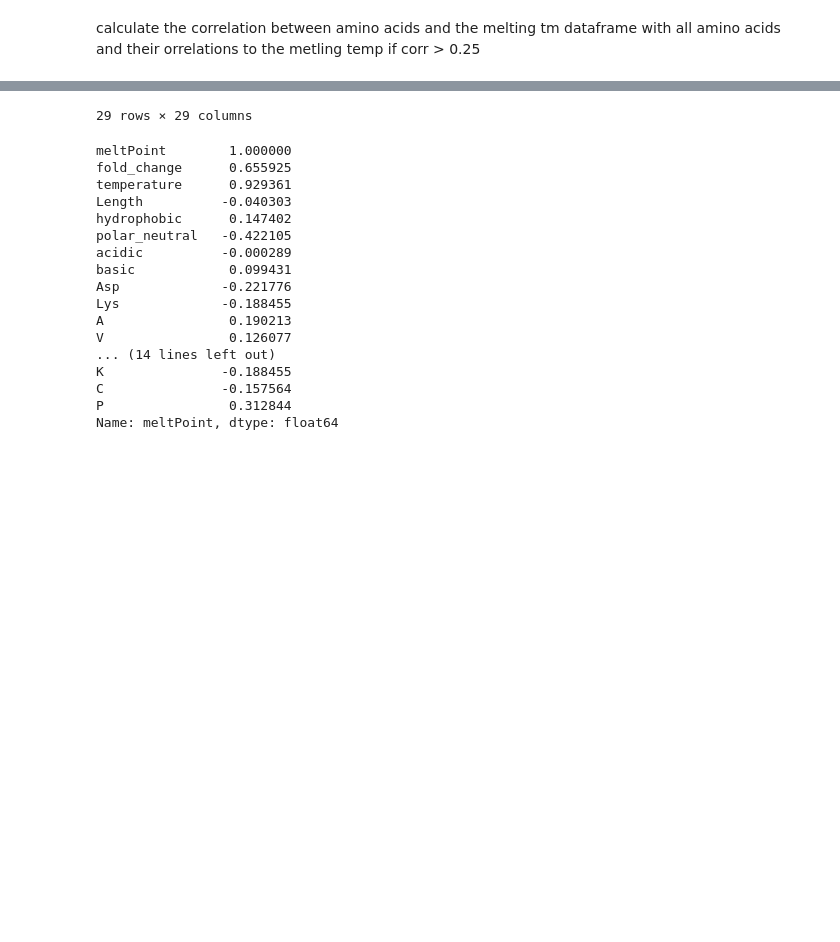
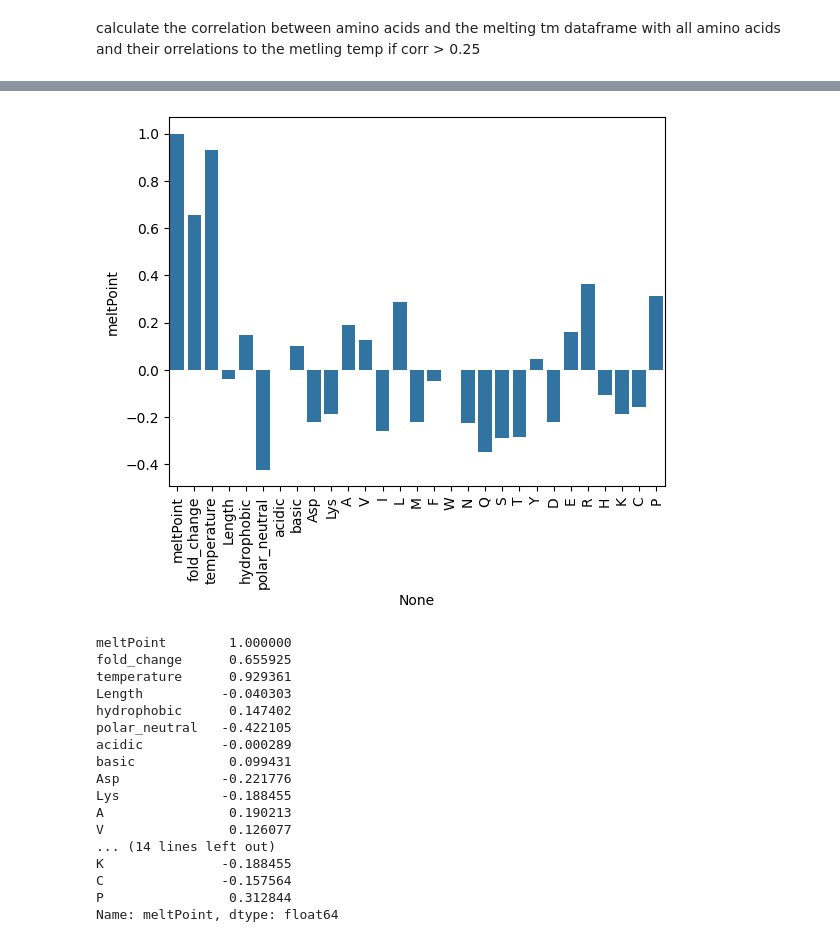
Before and after one commit to datascience-mobi-2024/topic04_02, a Jupyter notebook: Prokaryotes_project_Marik.ipynb, the cells around one changed output, grey strips where cells are left out. Cells and saved outputs as stored; diff of their text form; code cells hidden in the pictures; blank space fills up the shorter version.

Commit message:
Correlation plot of amino acids and melting point

```diff
--- a/Prokaryotes_project_Marik.ipynb
+++ b/Prokaryotes_project_Marik.ipynb
@@ -364,4 +364,9 @@ prokaryotes_unique_cor
 #for n in range(len(prokaryotes_unique_cor.columns)):
 #    if prokaryotes_unique_cor.loc[0,str(n)] <= threshold:
 #        prokaryotes_unique_cor.drop(axis = 1, labels = str(n))
+
+
+sns.barplot(prokaryotes_unique_cor, x= prokaryotes_unique_cor.columns , y='meltPoint')
+plt.xticks(rotation = 90)
+plt.show()
 # %% [output]
@@ -385,4 +373,4 @@ prokaryotes_unique_cor
-29 rows × 29 columns
+[figure, added]
 # %%
 meltpoint_temp.drop()
 # %% [output]
```
Also changed, not shown: parts of 2 cells of this notebook.
